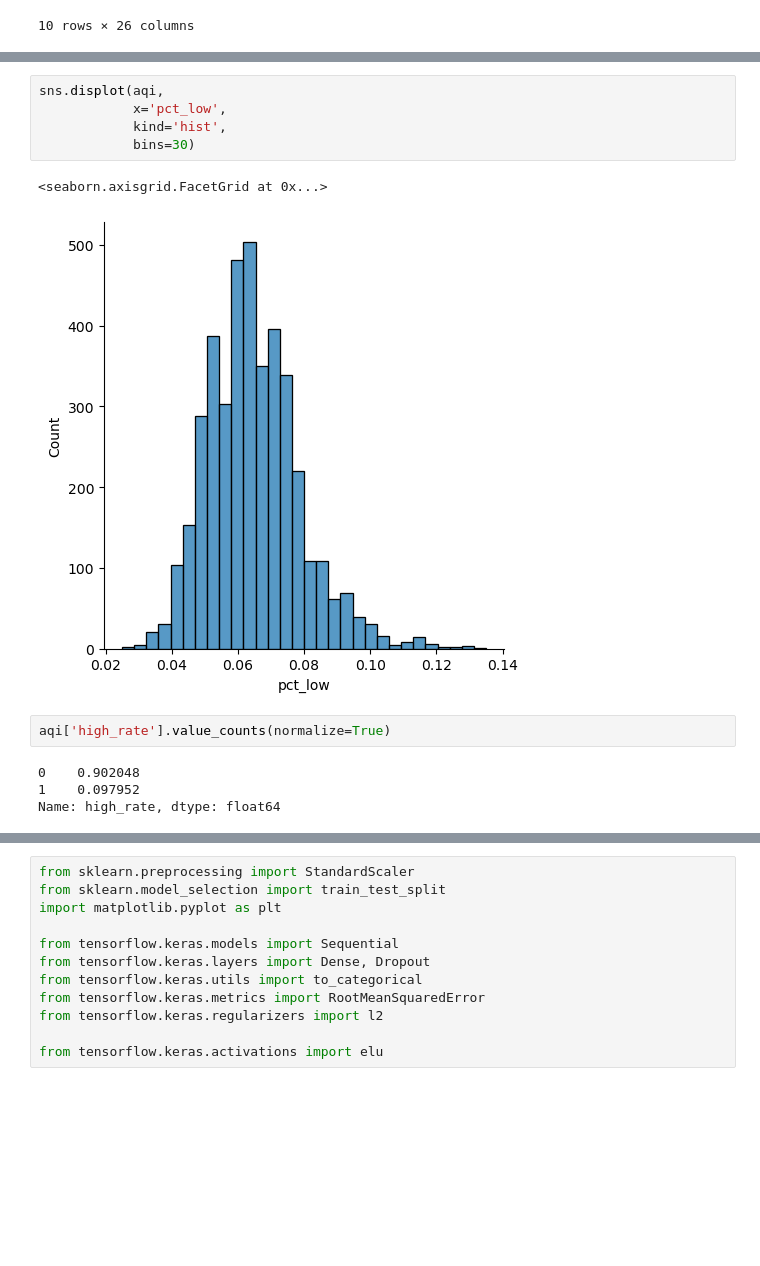
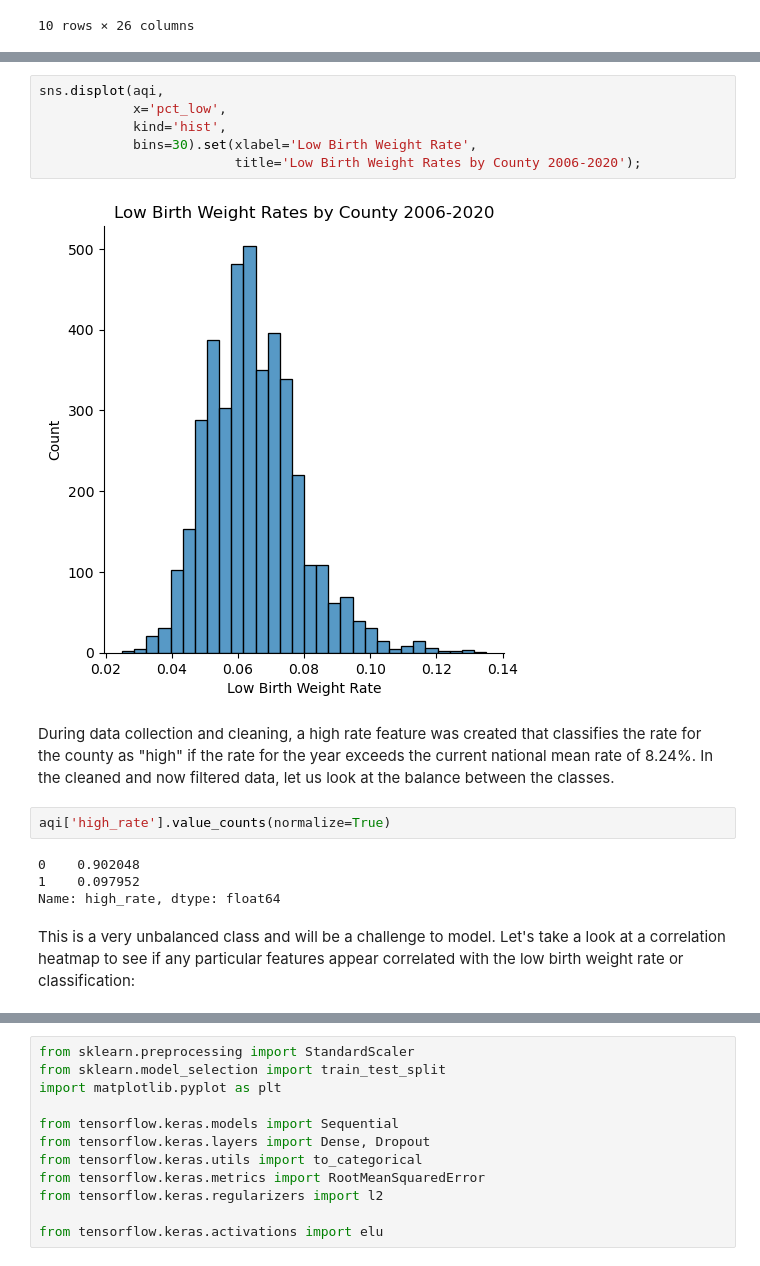
Before and after one commit to wdegraw93/low_birth_weight_vs_aqi_study, a Jupyter notebook: matt_eda.ipynb, the cells around one changed output, grey strips where cells are left out. Cells and saved outputs as stored; diff of their text form; blank space fills up the shorter version.

```diff
--- a/matt_eda.ipynb
+++ b/matt_eda.ipynb
@@ -351,15 +374,19 @@ aqi.sort_values(by='pct_low', ascending=True).head(10)
 # %%
 sns.displot(aqi,
             x='pct_low',
             kind='hist',
-            bins=30)
+            bins=30).set(xlabel='Low Birth Weight Rate',
+                         title='Low Birth Weight Rates by County 2006-2020');
 # %% [output]
-<seaborn.axisgrid.FacetGrid at 0x...>
-[figure, old version]
+[figure, new version]
+# %% [markdown]
+During data collection and cleaning, a high rate feature was created that classifies the rate for the county as "high" if the rate for the year exceeds the current national mean rate of 8.24%.  In the cleaned and now filtered data, let us look at the balance between the classes.
 # %%
 aqi['high_rate'].value_counts(normalize=True)
 # %% [output]
 0    0.902048
 1    0.097952
 Name: high_rate, dtype: float64
+# %% [markdown]
+This is a very unbalanced class and will be a challenge to model.  Let's take a look at a correlation heatmap to see if any particular features appear correlated with the low birth weight rate or classification:
 # %%
```
Also changed, not shown: parts of 26 cells of this notebook.
